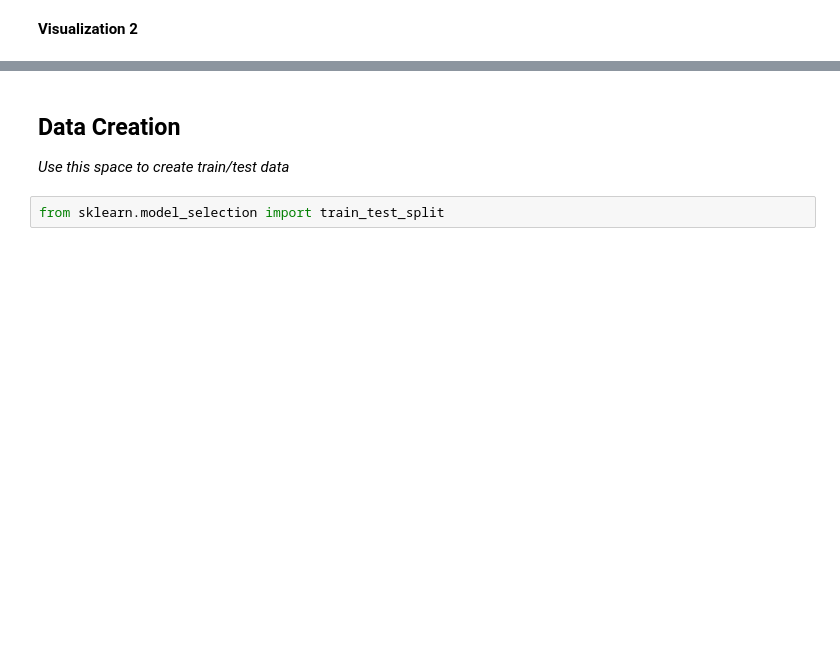
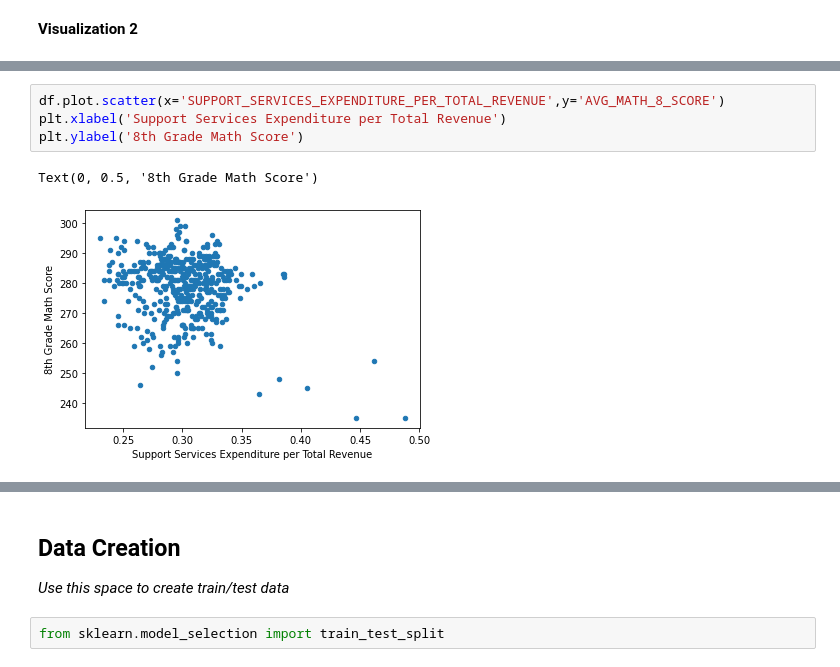
Before and after one commit to agamkohli9/mdst-checkpoint, a Jupyter notebook: tutorial2/checkpoint2.ipynb, the cells around one changed output, grey strips where cells are left out. Drawn from its saved outputs; the diff is of its cells as text; blank space fills up the shorter version.

```diff
--- a/tutorial2/checkpoint2.ipynb
+++ b/tutorial2/checkpoint2.ipynb
@@ -151,0 +157,7 @@ Use any graph you wish to see the relationship of your chosen outcome variable w
+# %%
+df.plot.scatter(x='SUPPORT_SERVICES_EXPENDITURE_PER_TOTAL_REVENUE',y='AVG_MATH_8_SCORE')
+plt.xlabel('Support Services Expenditure per Total Revenue')
+plt.ylabel('8th Grade Math Score')
+# %% [output]
+Text(0, 0.5, '8th Grade Math Score')
+[figure, added]
```
Also changed, not shown: parts of 21 cells of this notebook.
